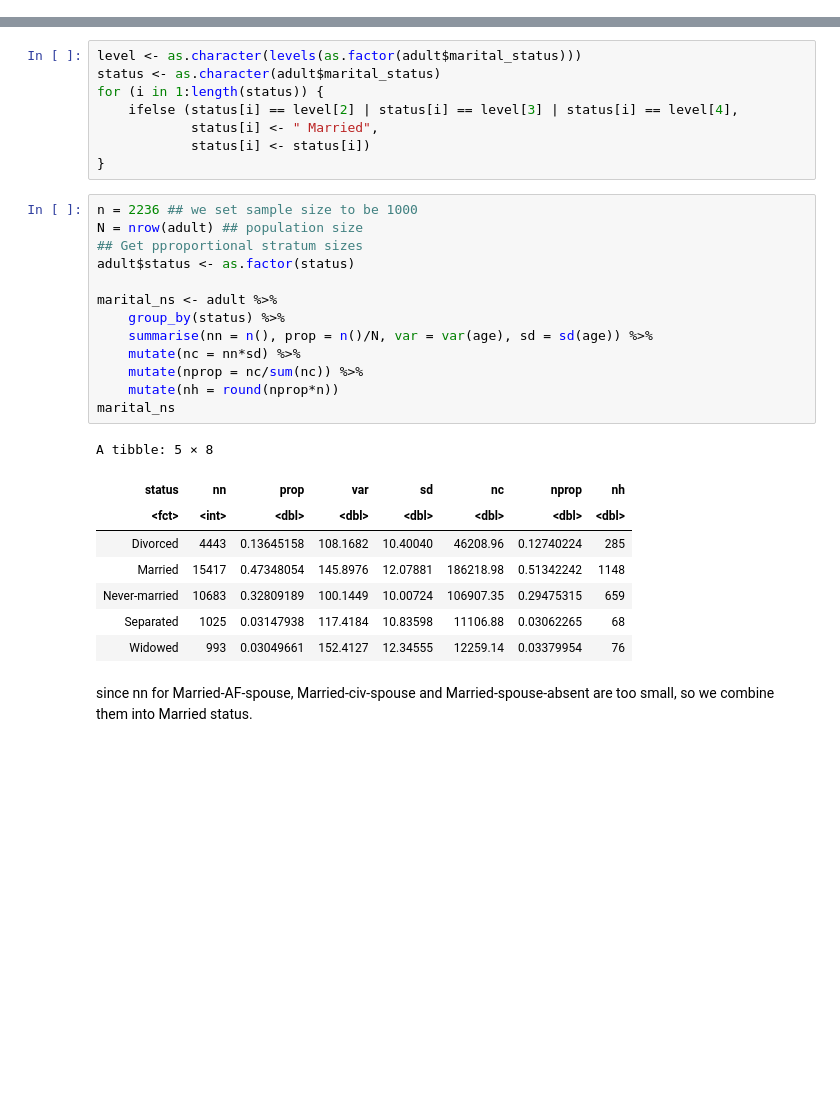
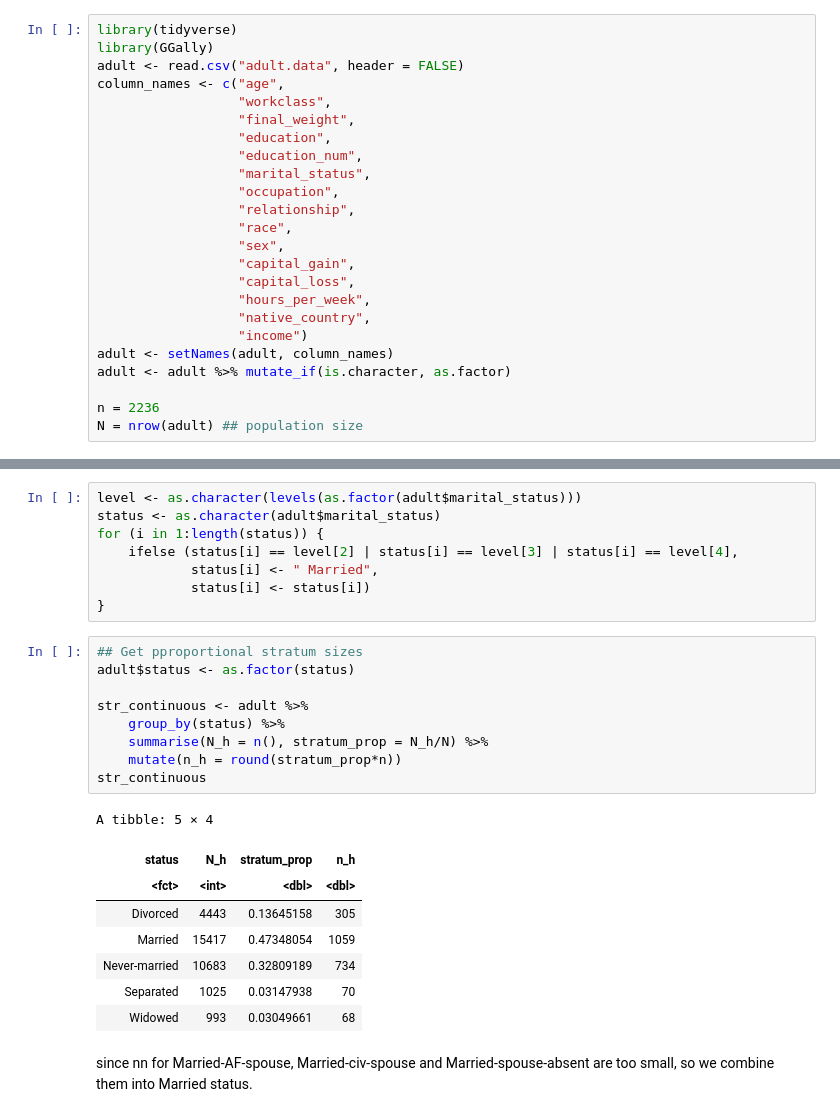
Before and after one commit to MarsZan/STAT-344-Project, a Jupyter notebook: STAT 344 Project.ipynb, the cells around one changed output, grey strips where cells are left out. Drawn from its saved outputs; the diff is of its cells as text; blank space fills up the shorter version.

```diff
--- a/STAT 344 Project.ipynb
+++ b/STAT 344 Project.ipynb
@@ -92,5 +101,29 @@ In comparison with a simple random sampling, we can divide the population into s
 # %% [markdown]
 ## Appendix
+# %%
+library(tidyverse)
+library(GGally)
+adult <- read.csv("adult.data", header = FALSE)
+column_names <- c("age",
+                  "workclass",
+                  "final_weight",
+                  "education",
+                  "education_num",
+                  "marital_status",
+                  "occupation",
+                  "relationship",
+                  "race",
+                  "sex",
+                  "capital_gain",
+                  "capital_loss",
+                  "hours_per_week",
+                  "native_country",
+                  "income")
+adult <- setNames(adult, column_names)
+adult <- adult %>% mutate_if(is.character, as.factor)
+
+n = 2236
+N = nrow(adult) ## population size
 # %% [markdown]
 ## Stratified Sampling
 # %% [markdown]
@@ -104,27 +137,23 @@ for (i in 1:length(status)) {
             status[i] <- status[i])
 }
 # %%
-n = 2236 ## we set sample size to be 1000
-N = nrow(adult) ## population size
 ## Get pproportional stratum sizes
 adult$status <- as.factor(status)
 
-marital_ns <- adult %>%
+str_continuous <- adult %>%
     group_by(status) %>%
-    summarise(nn = n(), prop = n()/N, var = var(age), sd = sd(age)) %>%
-    mutate(nc = nn*sd) %>%
-    mutate(nprop = nc/sum(nc)) %>%
-    mutate(nh = round(nprop*n))
-marital_ns
+    summarise(N_h = n(), stratum_prop = N_h/N) %>%
+    mutate(n_h = round(stratum_prop*n))
+str_continuous
 # %% [output]
-A tibble: 5 × 8
+A tibble: 5 × 4
-| status | nn | prop | var | sd | nc | nprop | nh |
-| <fct> | <int> | <dbl> | <dbl> | <dbl> | <dbl> | <dbl> | <dbl> |
-| Divorced | 4443 | 0.13645158 | 108.1682 | 10.40040 | 46208.96 | 0.12740224 | 285 |
-| Married | 15417 | 0.47348054 | 145.8976 | 12.07881 | 186218.98 | 0.51342242 | 1148 |
-| Never-married | 10683 | 0.32809189 | 100.1449 | 10.00724 | 106907.35 | 0.29475315 | 659 |
-| Separated | 1025 | 0.03147938 | 117.4184 | 10.83598 | 11106.88 | 0.03062265 | 68 |
-| Widowed | 993 | 0.03049661 | 152.4127 | 12.34555 | 12259.14 | 0.03379954 | 76 |
+| status | N_h | stratum_prop | n_h |
+| <fct> | <int> | <dbl> | <dbl> |
+| Divorced | 4443 | 0.13645158 | 305 |
+| Married | 15417 | 0.47348054 | 1059 |
+| Never-married | 10683 | 0.32809189 | 734 |
+| Separated | 1025 | 0.03147938 | 70 |
+| Widowed | 993 | 0.03049661 | 68 |
 # %% [markdown]
 since nn for Married-AF-spouse, Married-civ-spouse and Married-spouse-absent are too small, so we combine them into Married status.
 # %%
```
Also changed, not shown: parts of 17 cells of this notebook.
